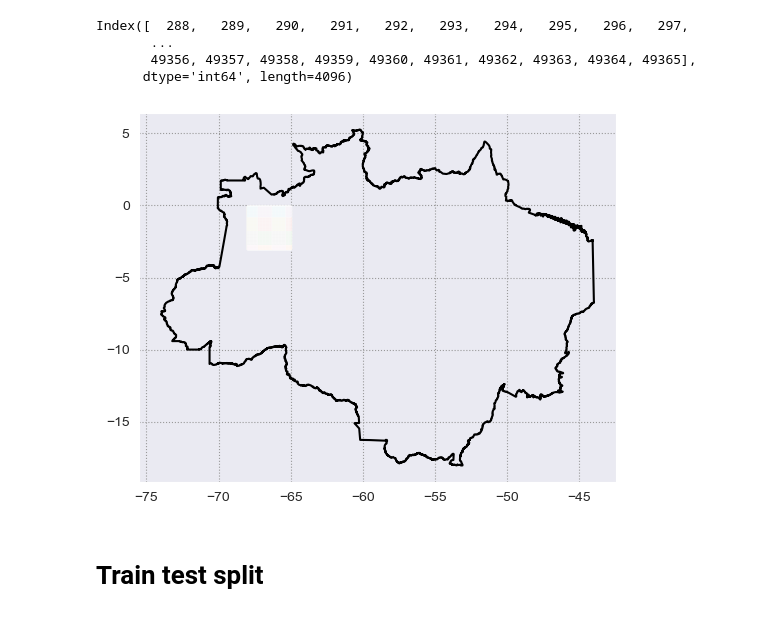
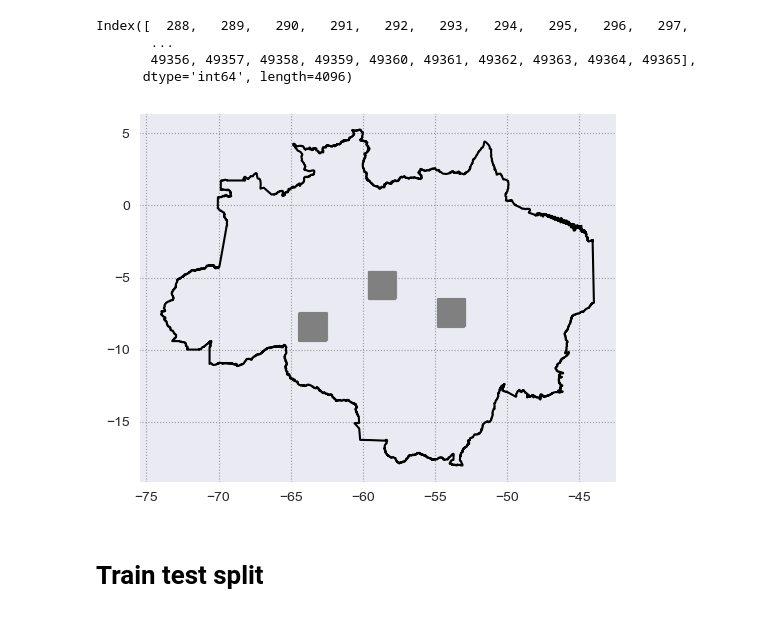
Before and after one commit to Giovanni3A/deforestation_forecast, a Jupyter notebook: 3_model_train.ipynb, the cells around one changed output. Drawn from its saved outputs; the diff is of its cells as text; code cells hidden in the pictures.

```diff
--- a/3_model_train.ipynb
+++ b/3_model_train.ipynb
@@ -312,21 +312,22 @@ Index([  288,   289,   290,   291,   292,   293,   294,   295,   296,   297,
       dtype='int64', length=4096)
 # %%
 # generate region and check which patches intersect
-region = compute_frames(am_bounds.total_bounds, config.BOX_SIDE, 200, 300, 500, 600)
+region = compute_frames(am_bounds.total_bounds, config.BOX_SIDE, 200, 1000, 200, 1000)
 # %%
 fig, ax = plt.subplots()
 am_bounds.boundary.plot(ax=ax, color="black")
 j = 0
-for i, b in enumerate(patches):
+
+# for i, b in enumerate(patches[100:]):
+for i in [100, 200, 300]:
+    b = patches[i]
     int_b = region[region["frame_id"].isin(b)]
     if len(int_b) > 0:
-        int_b.plot(ax=ax, color=sns.color_palette()[j%10], alpha=.5)
+        int_b.boundary.plot(ax=ax, color="grey", alpha=0.5)
         j+=1
-        if j > 30:
-            break
 plt.show()
 # %% [output]
-[figure, old version]
+[figure, new version]
 # %% [markdown]
 # Train test split
 # %%
```
Also changed, not shown: parts of 19 cells of this notebook, 1 other file.
